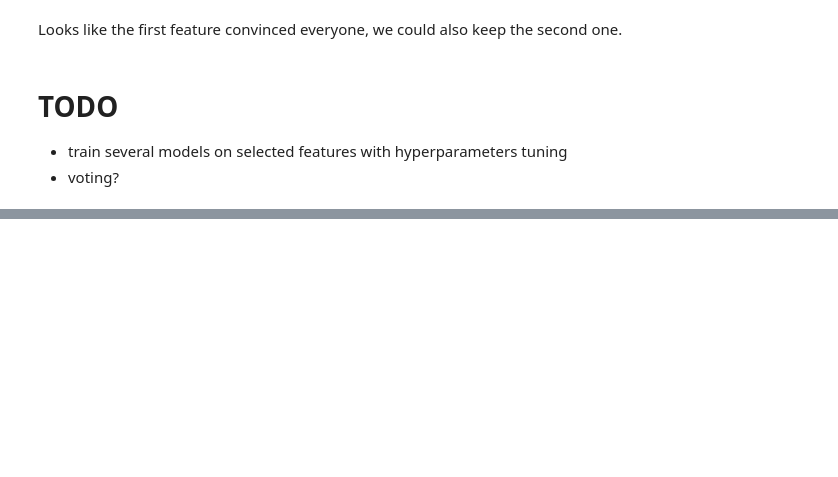
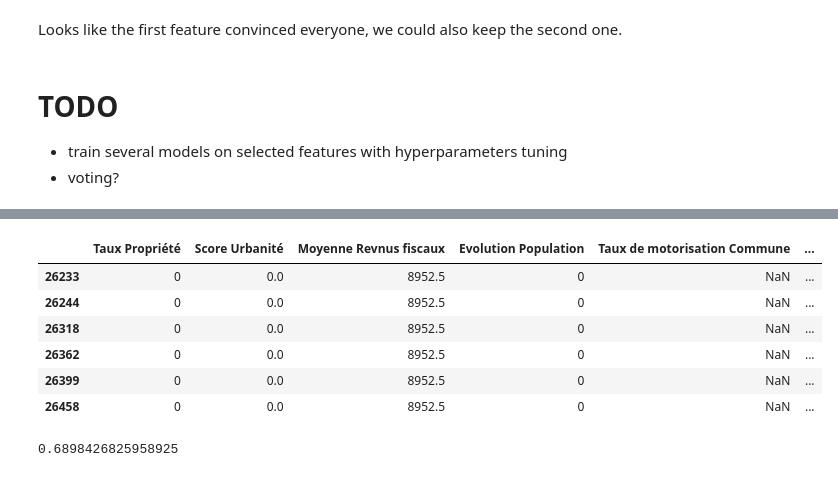
Before and after one commit to Adanel/MotorizationRate, a Jupyter notebook: MotorizationRate.ipynb, the cells around one changed output, grey strips where cells are left out. Drawn from its saved outputs; the diff is of its cells as text; code cells hidden in the pictures; blank space fills up the shorter version.

```diff
--- a/MotorizationRate.ipynb
+++ b/MotorizationRate.ipynb
@@ -495,0 +544,10 @@ Looks like the first feature convinced everyone, we could also keep the second o
+# %%
+df_final[df_final['Taux de motorisation Commune'].isna()]
+# %% [output]
+|  | Taux Propriété | Score Urbanité | Moyenne Revnus fiscaux | Evolution Population | Taux de motorisation Commune | ... |
+| 26233 | 0 | 0.0 | 8952.5 | 0 | NaN | ... |
+| 26244 | 0 | 0.0 | 8952.5 | 0 | NaN | ... |
+| 26318 | 0 | 0.0 | 8952.5 | 0 | NaN | ... |
+| 26362 | 0 | 0.0 | 8952.5 | 0 | NaN | ... |
+| 26399 | 0 | 0.0 | 8952.5 | 0 | NaN | ... |
+| 26458 | 0 | 0.0 | 8952.5 | 0 | NaN | ... |
@@ -495,0 +566,10 @@ Looks like the first feature convinced everyone, we could also keep the second o
+# %%
+from sklearn.model_selection import GridSearchCV, cross_val_score
+
+RFR = RandomForestRegressor()
+
+cv_results = cross_val_score(RFR, X_train, Y_train, cv=kfold)
+
+cv_results.mean()
+# %% [output]
+0.6898426825958925
```
Also changed, not shown: parts of 12 cells of this notebook.
